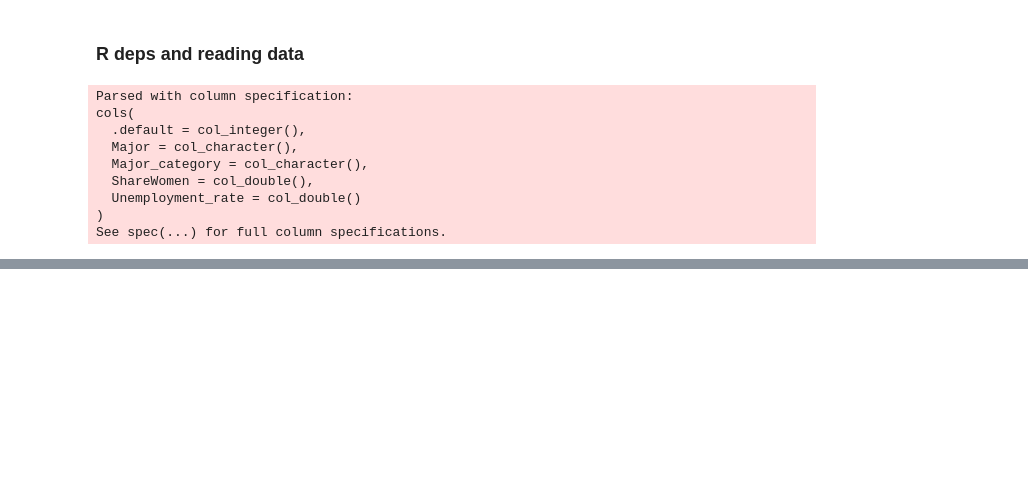
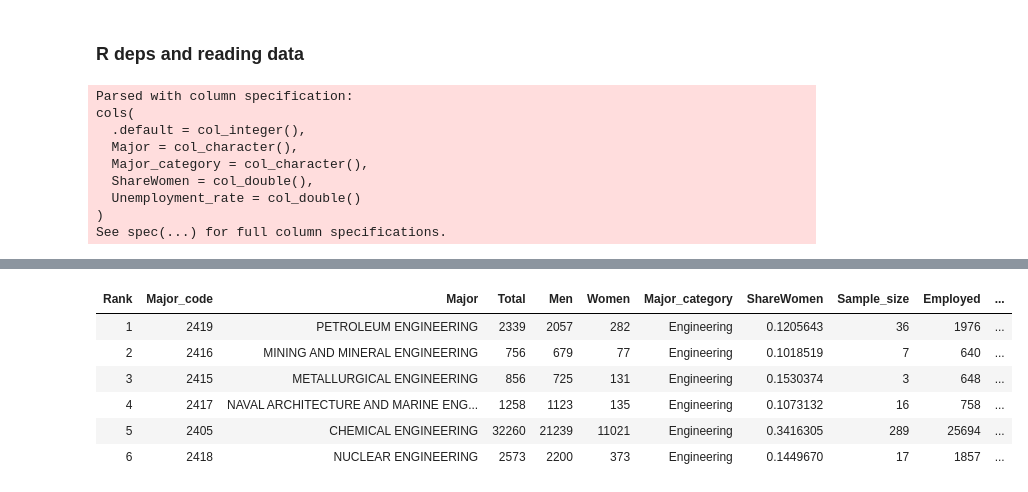
Before and after one commit to nischalshrestha/tidytuesdays, a Jupyter notebook: recent-grads/recent-grads.ipynb, the cells around one changed output, grey strips where cells are left out. Cells and saved outputs as stored; diff of their text form; code cells hidden in the pictures; blank space fills up the shorter version.

```diff
--- a/recent-grads/recent-grads.ipynb
+++ b/recent-grads/recent-grads.ipynb
@@ -54,0 +40,10 @@ df
+# %%
+head(recent_grads)
+# %% [output]
+| Rank | Major_code | Major | Total | Men | Women | Major_category | ShareWomen | Sample_size | Employed | ... |
+| 1 | 2419 | PETROLEUM ENGINEERING | 2339 | 2057 | 282 | Engineering | 0.1205643 | 36 | 1976 | ... |
+| 2 | 2416 | MINING AND MINERAL ENGINEERING | 756 | 679 | 77 | Engineering | 0.1018519 | 7 | 640 | ... |
+| 3 | 2415 | METALLURGICAL ENGINEERING | 856 | 725 | 131 | Engineering | 0.1530374 | 3 | 648 | ... |
+| 4 | 2417 | NAVAL ARCHITECTURE AND MARINE ENG... | 1258 | 1123 | 135 | Engineering | 0.1073132 | 16 | 758 | ... |
+| 5 | 2405 | CHEMICAL ENGINEERING | 32260 | 21239 | 11021 | Engineering | 0.3416305 | 289 | 25694 | ... |
+| 6 | 2418 | NUCLEAR ENGINEERING | 2573 | 2200 | 373 | Engineering | 0.1449670 | 17 | 1857 | ... |
```
Also changed, not shown: parts of 9 cells of this notebook.
